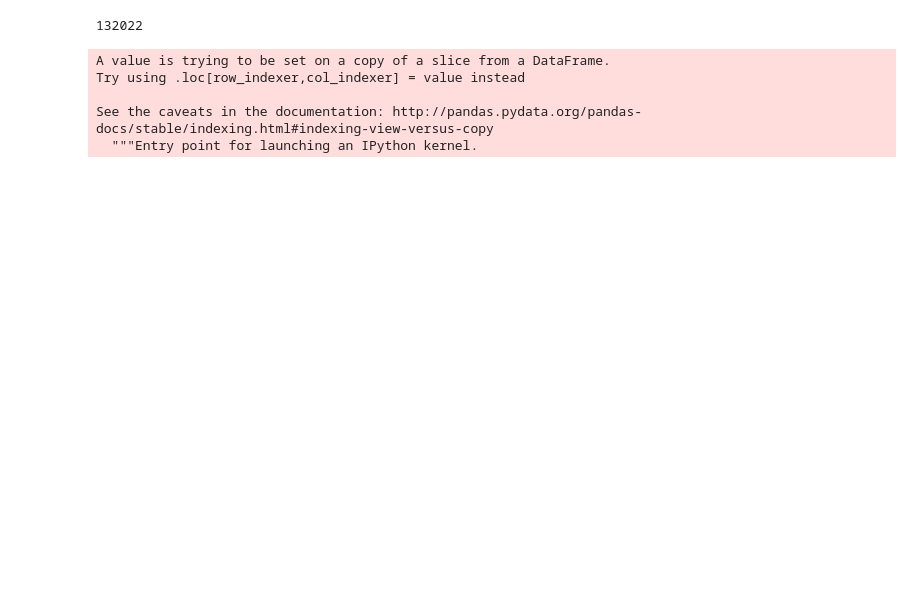
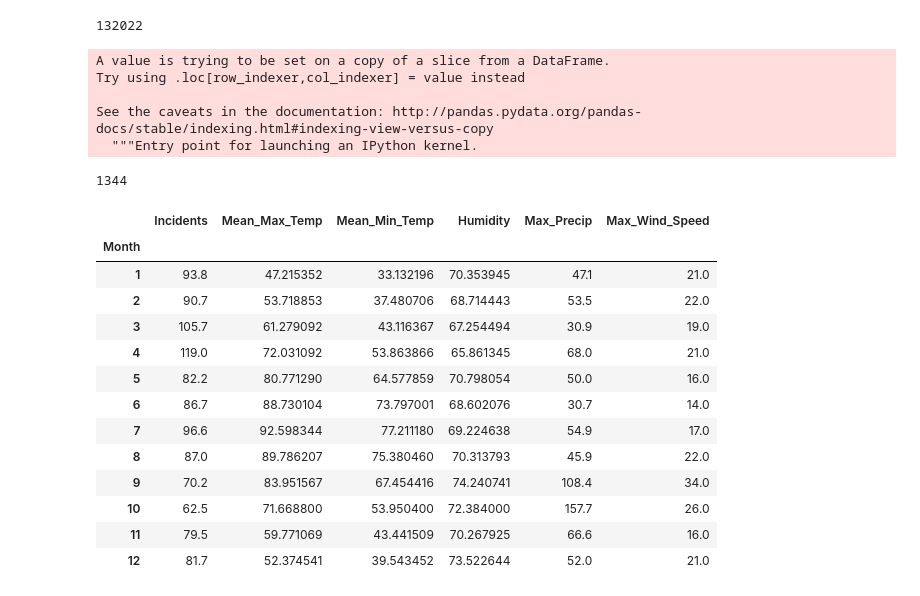
Before and after one commit to xjarodx/Project_1_Group_7, a Jupyter notebook: Fire_Data_Plotting_Weather.ipynb, the cells around one changed output. Drawn from its saved outputs; the diff is of its cells as text; code cells hidden in the pictures; blank space fills up the shorter version.

```diff
--- a/Fire_Data_Plotting_Weather.ipynb
+++ b/Fire_Data_Plotting_Weather.ipynb
@@ -80,3 +81,8 @@ Try using .loc[row_indexer,col_indexer] = value instead
 
 See the caveats in the documentation: http://pandas.pydata.org/pandas-docs/stable/indexing.html#indexing-view-versus-copy
   """Entry point for launching an IPython kernel.
+# %%
+fires17 = fires.loc[fires['Year']==2017]
+len(fires17)
+# %% [output]
+1344
@@ -82,0 +92,26 @@ See the caveats in the documentation: http://pandas.pydata.org/pandas-docs/stabl
+# %%
+# month_count = fires.groupby(['Year','Month'])
+wdf = pd.DataFrame()
+wdf['Incidents'] = fire_mo['OBJECTID'].count()/10
+wdf['Mean_Max_Temp'] = fire_mo['Max Temp (f)'].mean()
+wdf['Mean_Min_Temp'] = fire_mo['Min Temp (f)'].mean()
+wdf['Humidity'] = fire_mo['Humidity'].mean()
+wdf['Max_Precip'] = fire_mo['Precipitation'].max()
+wdf['Max_Wind_Speed'] = fire_mo['Wind Speed'].max()
+# wdf['Max_Wind_Gust'] = month_count['Wind Gust'].max()
+wdf
+# %% [output]
+|  | Incidents | Mean_Max_Temp | Mean_Min_Temp | Humidity | Max_Precip | Max_Wind_Speed |
+| Month |  |  |  |  |  |  |
+| 1 | 93.8 | 47.215352 | 33.132196 | 70.353945 | 47.1 | 21.0 |
+| 2 | 90.7 | 53.718853 | 37.480706 | 68.714443 | 53.5 | 22.0 |
+| 3 | 105.7 | 61.279092 | 43.116367 | 67.254494 | 30.9 | 19.0 |
+| 4 | 119.0 | 72.031092 | 53.863866 | 65.861345 | 68.0 | 21.0 |
+| 5 | 82.2 | 80.771290 | 64.577859 | 70.798054 | 50.0 | 16.0 |
+| 6 | 86.7 | 88.730104 | 73.797001 | 68.602076 | 30.7 | 14.0 |
+| 7 | 96.6 | 92.598344 | 77.211180 | 69.224638 | 54.9 | 17.0 |
+| 8 | 87.0 | 89.786207 | 75.380460 | 70.313793 | 45.9 | 22.0 |
+| 9 | 70.2 | 83.951567 | 67.454416 | 74.240741 | 108.4 | 34.0 |
+| 10 | 62.5 | 71.668800 | 53.950400 | 72.384000 | 157.7 | 26.0 |
+| 11 | 79.5 | 59.771069 | 43.441509 | 70.267925 | 66.6 | 16.0 |
+| 12 | 81.7 | 52.374541 | 39.543452 | 73.522644 | 52.0 | 21.0 |
```
Also changed, not shown: parts of 14 cells of this notebook, 2 other files.
